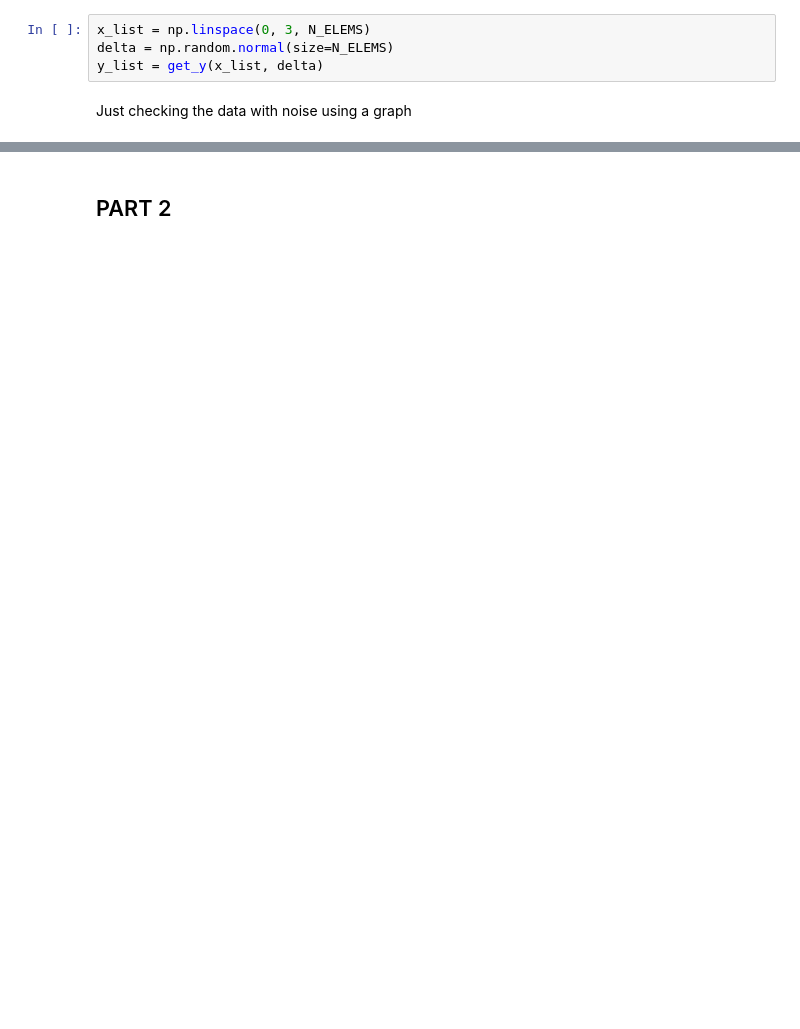
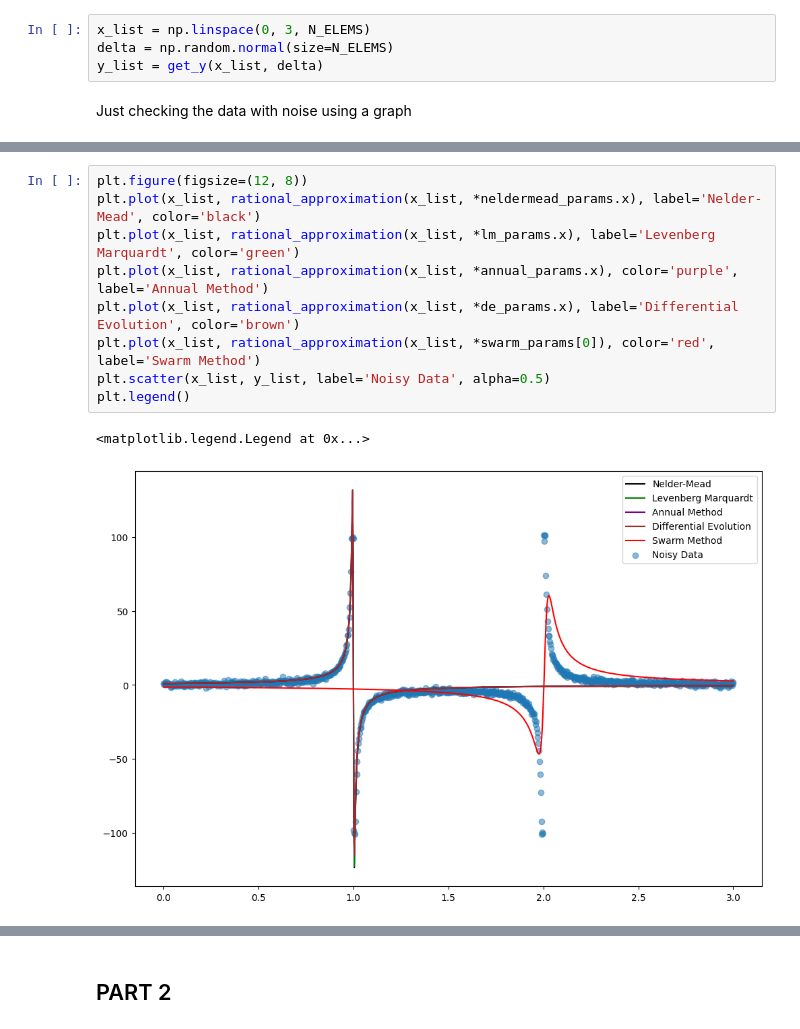
Before and after one commit to abrleva8/ITMO_algorithms, a Jupyter notebook: task_4_Abramian.ipynb, the cells around one changed output, grey strips where cells are left out. Cells and saved outputs as stored; diff of their text form; blank space fills up the shorter version.

```diff
--- a/task_4_Abramian.ipynb
+++ b/task_4_Abramian.ipynb
@@ -127,0 +129,12 @@ Text(0.5, 1.0, 'Approximation Annual Method')
+# %%
+plt.figure(figsize=(12, 8))
+plt.plot(x_list, rational_approximation(x_list, *neldermead_params.x), label='Nelder-Mead', color='black')
+plt.plot(x_list, rational_approximation(x_list, *lm_params.x), label='Levenberg Marquardt', color='green')
+plt.plot(x_list, rational_approximation(x_list, *annual_params.x), color='purple', label='Annual Method')
+plt.plot(x_list, rational_approximation(x_list, *de_params.x), label='Differential Evolution', color='brown')
+plt.plot(x_list, rational_approximation(x_list, *swarm_params[0]), color='red', label='Swarm Method')
+plt.scatter(x_list, y_list, label='Noisy Data', alpha=0.5)
+plt.legend()
+# %% [output]
+<matplotlib.legend.Legend at 0x...>
+[figure, added]
```
Also changed, not shown: parts of 48 cells of this notebook.
